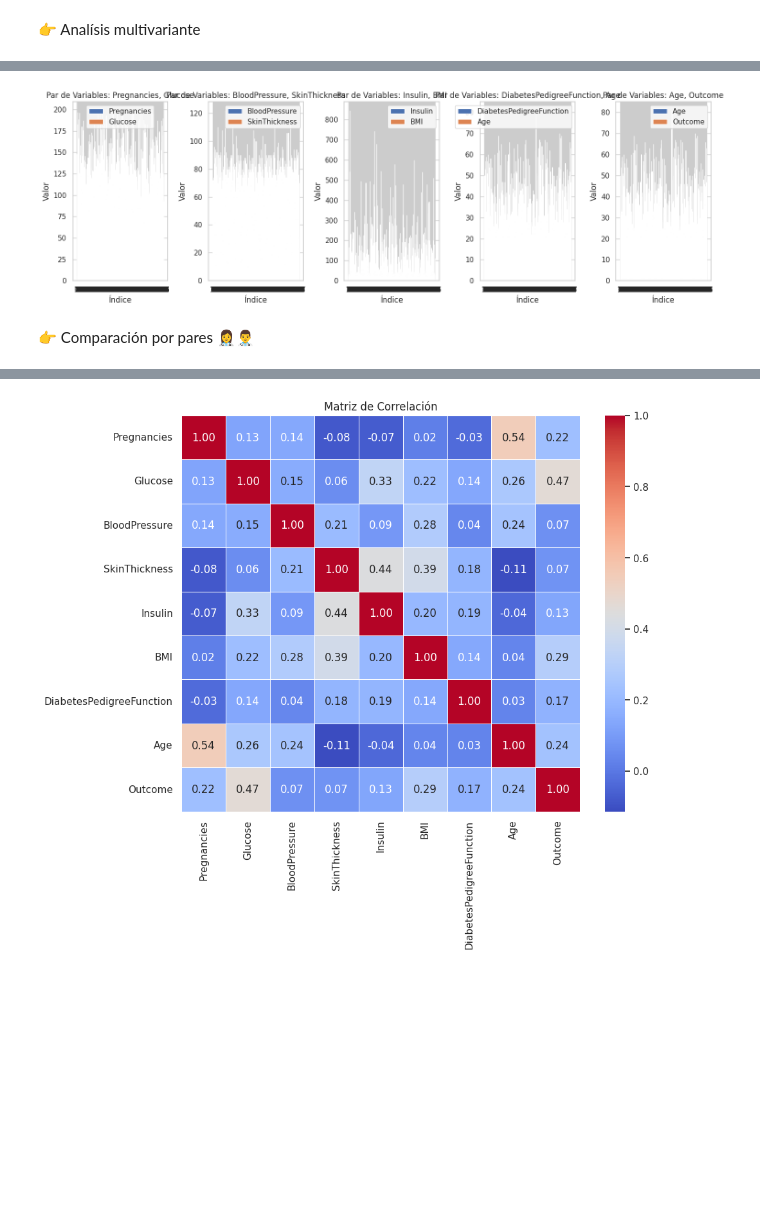
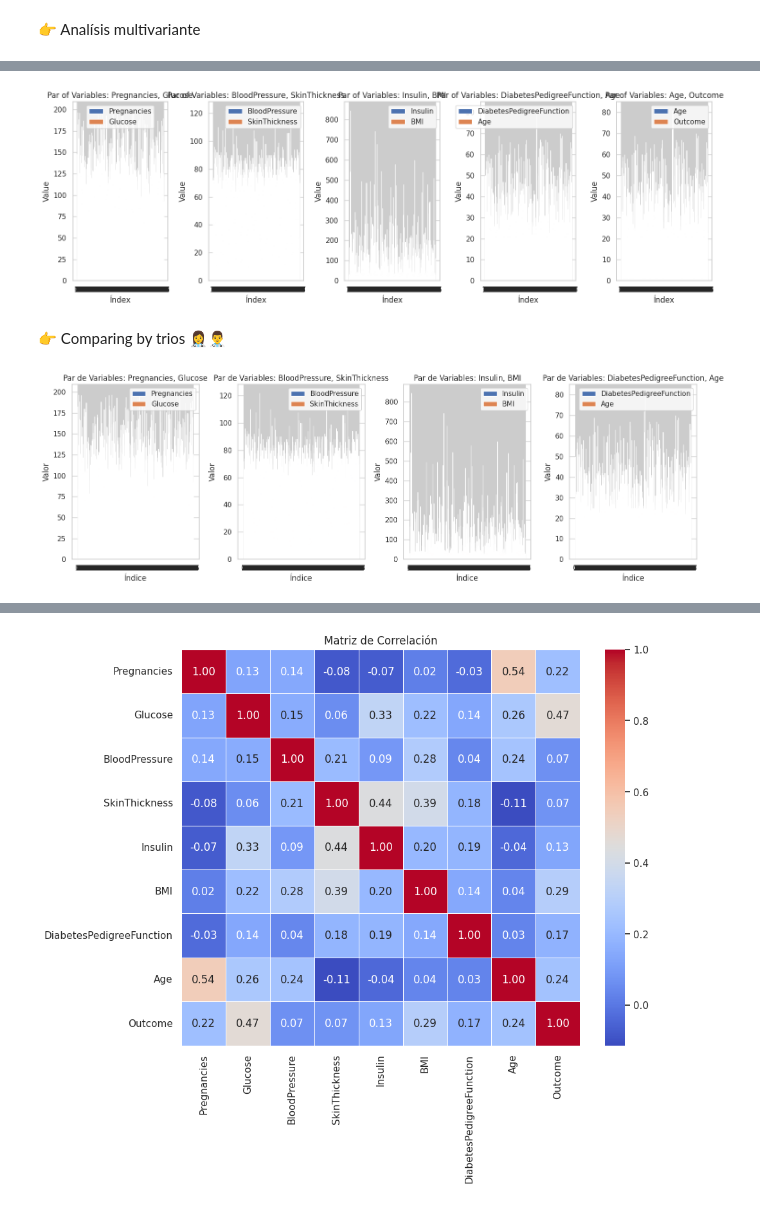
Before and after one commit to Munchkinland/Decision-Tree, a Jupyter notebook: src/explore.ipynb, the cells around one changed output, grey strips where cells are left out. Cells and saved outputs as stored; diff of their text form; code cells hidden in the pictures; blank space fills up the shorter version.

```diff
--- a/src/explore.ipynb
+++ b/src/explore.ipynb
@@ -293,31 +290,71 @@ plt.show()
+# %%
+import matplotlib.pyplot as plt
+import numpy as np
+
+# Selecting by par
+pares_variables = [
+    ["Pregnancies", "Glucose"],
+    ["BloodPressure", "SkinThickness"],
+    ["Insulin", "BMI"],
+    ["DiabetesPedigreeFunction", "Age"],
+    ["Age", "Outcome"]
+]
+
+# Create Clustered Bar Subcharts
+fig, axes = plt.subplots(nrows=1, ncols=len(pares_variables), figsize=(15, 5))
+
+for i, par in enumerate(pares_variables):
+    # Config bars and labels
+    positions = np.arange(len(total_data))
+
+    # Config width of bars
+    width = 0.4
+
+    # Create agruping bars
+    for j, variable in enumerate(par):
+        axes[i].bar(positions + j * width, total_data[variable], width, label=variable)
+
+    # Config labels and legends
+    axes[i].set_xticks(positions + width / 2)
+    axes[i].set_xticklabels(total_data.index)
+    axes[i].set_xlabel('Índex')
+    axes[i].set_ylabel('Value')
+    axes[i].set_title(f'Par of Variables: {", ".join(par)}')
+    axes[i].legend()
+
+plt.tight_layout()
+plt.show()
+# %% [output]
+[figure, added]
+# %% [markdown]
+👉 Comparing by trios 👩‍⚕️👨‍⚕️
 # %%
 import matplotlib.pyplot as plt
 import numpy as np
 
-# Seleccionar pares de variables
+# Selection par of variables to plot
 pares_variables = [
     ["Pregnancies", "Glucose"],
     ["BloodPressure", "SkinThickness"],
     ["Insulin", "BMI"],
-    ["DiabetesPedigreeFunction", "Age"],
-    ["Age", "Outcome"]
+    ["DiabetesPedigreeFunction", "Age"]
 ]
 
-# Crear subgráficos de barras agrupadas
+# Create Clustered Bar Subcharts
 fig, axes = plt.subplots(nrows=1, ncols=len(pares_variables), figsize=(15, 5))
 
 for i, par in enumerate(pares_variables):
-    # Configurar posiciones de las barras
+    # Configure bar positions
     positions = np.arange(len(total_data))
 
-    # Configurar el ancho de las barras
+    # Set the width of the bars
     width = 0.4
 
-    # Crear barras agrupadas
+    # Create the bar chart
     for j, variable in enumerate(par):
         axes[i].bar(positions + j * width, total_data[variable], width, label=variable)
 
-    # Configurar etiquetas y leyenda
+    # Config labels and legends
     axes[i].set_xticks(positions + width / 2)
     axes[i].set_xticklabels(total_data.index)
     axes[i].set_xlabel('Índice')
@@ -328,6 +365,4 @@ for i, par in enumerate(pares_variables):
 plt.tight_layout()
 plt.show()
 # %% [output]
-[figure, old version]
+[figure, new version]
-# %% [markdown]
-👉 Comparación por pares 👩‍⚕️👨‍⚕️
```
Also changed, not shown: parts of 110 cells of this notebook, 6 other files.
